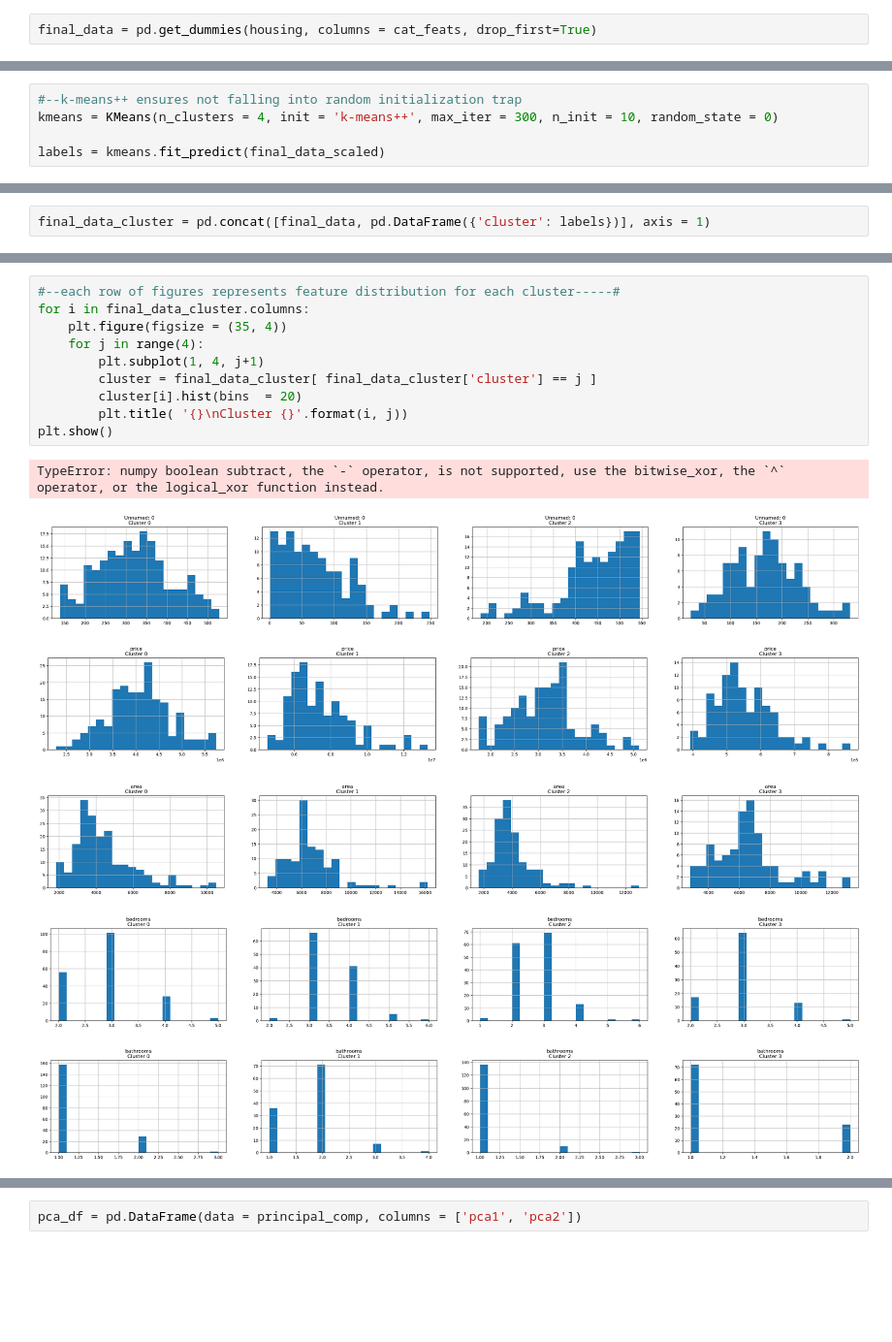
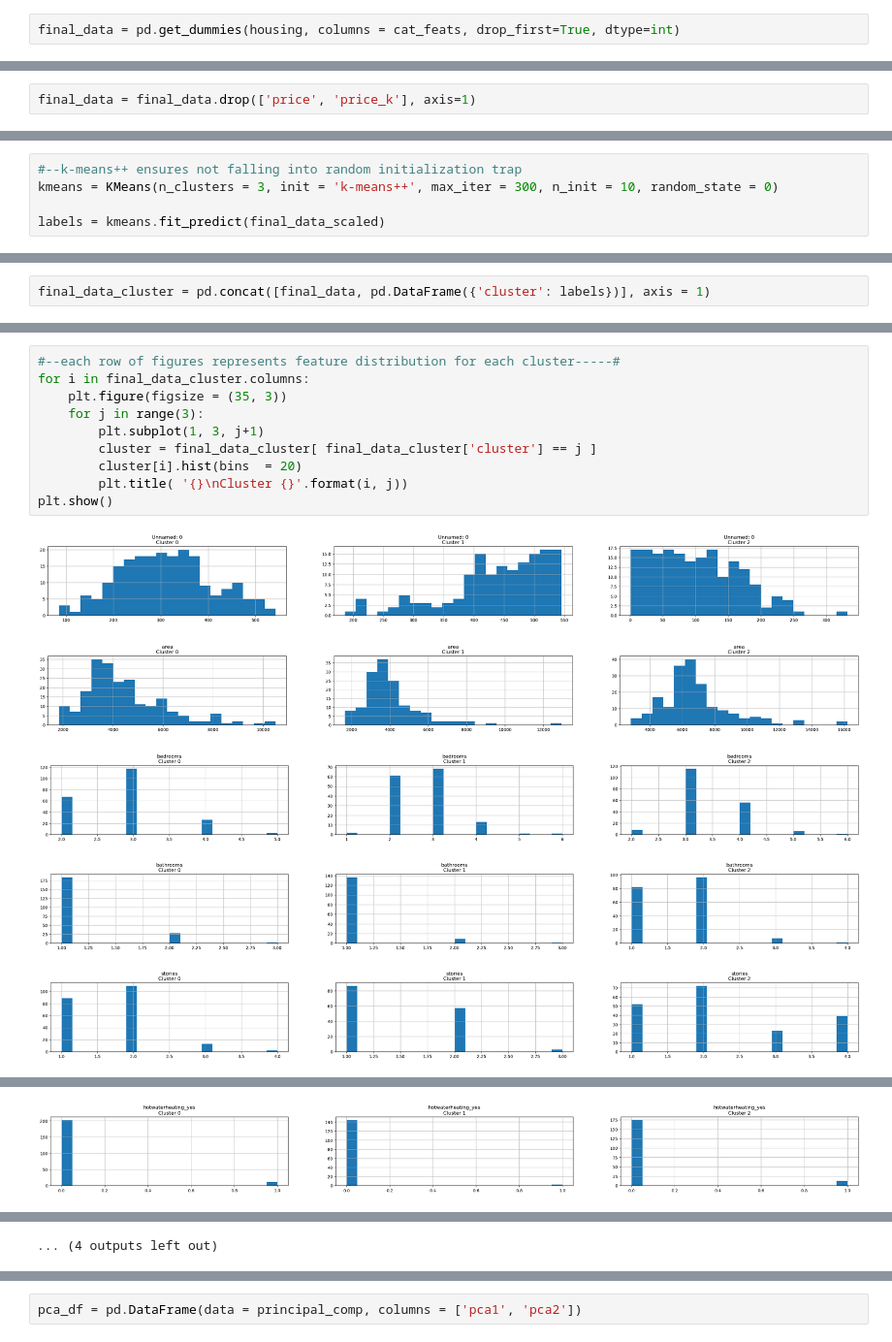
Before and after one commit to ssoysauce/DataVizFinal, a Jupyter notebook: MachineLearning.ipynb, the cells around one changed output, grey strips where cells are left out. Shown at 97% size. Saved outputs shown, nothing was run; the diff lists cells and outputs as text; blank space fills up the shorter version.

```diff
--- a/MachineLearning.ipynb
+++ b/MachineLearning.ipynb
@@ -29,7 +29,7 @@ memory usage: 68.3+ KB
 # %%
 cat_feats = ['mainroad', 'guestroom', 'basement', 'hotwaterheating', 'airconditioning', 'prefarea', 'furnishingstatus']
 # %%
-final_data = pd.get_dummies(housing, columns = cat_feats, drop_first=True)
+final_data = pd.get_dummies(housing, columns = cat_feats, drop_first=True, dtype=int)
 # %%
 final_data.head()
 # %% [output]
@@ -39,6 +39,8 @@ final_data.head()
 | 2 | 3 | 12250000 | 9960 | 3 | 2 | 2 | 2 | 12250.0 | 4 | ... |
 | 3 | 4 | 12215000 | 7500 | 4 | 2 | 2 | 3 | 12215.0 | 4 | ... |
 | 4 | 5 | 11410000 | 7420 | 4 | 1 | 2 | 2 | 11410.0 | 4 | ... |
+# %%
+final_data = final_data.drop(['price', 'price_k'], axis=1)
 # %%
 from sklearn.model_selection import train_test_split
 # %%
@@ -158,6 +160,6 @@ plt.show()
 # %%
 #--k-means++ ensures not falling into random initialization trap
-kmeans = KMeans(n_clusters = 4, init = 'k-means++', max_iter = 300, n_init = 10, random_state = 0)
+kmeans = KMeans(n_clusters = 3, init = 'k-means++', max_iter = 300, n_init = 10, random_state = 0)
 
 labels = kmeans.fit_predict(final_data_scaled)
 # %%
@@ -194,17 +196,16 @@ final_data_cluster.head()
 # %%
 #--each row of figures represents feature distribution for each cluster-----#
 for i in final_data_cluster.columns:
-    plt.figure(figsize = (35, 4))
-    for j in range(4):
-        plt.subplot(1, 4, j+1)
+    plt.figure(figsize = (35, 3))
+    for j in range(3):
+        plt.subplot(1, 3, j+1)
         cluster = final_data_cluster[ final_data_cluster['cluster'] == j ]
         cluster[i].hist(bins  = 20)
         plt.title( '{}\nCluster {}'.format(i, j))
 plt.show()
 # %% [output]
-TypeError: numpy boolean subtract, the `-` operator, is not supported, use the bitwise_xor, the `^` operator, or the logical_xor function instead.
-[figure, old version]
+[figure, new version]
-[figure, old version]
+[figure, new version]
-[figure, old version]
+[figure, new version]
-[figure, old version]
+[figure, new version]
-[figure, old version]
+[figure, new version]
@@ -215,0 +217 @@ TypeError: numpy boolean subtract, the `-` operator, is not supported, use the b
+[figure, added]
@@ -216,3 +219,4 @@ TypeError: numpy boolean subtract, the `-` operator, is not supported, use the b
+... (4 outputs left out)
 # %%
 pca = PCA(n_components = 2)
 principal_comp = pca.fit_transform(final_data_scaled)
```
Also changed, not shown: parts of 11 cells of this notebook.
